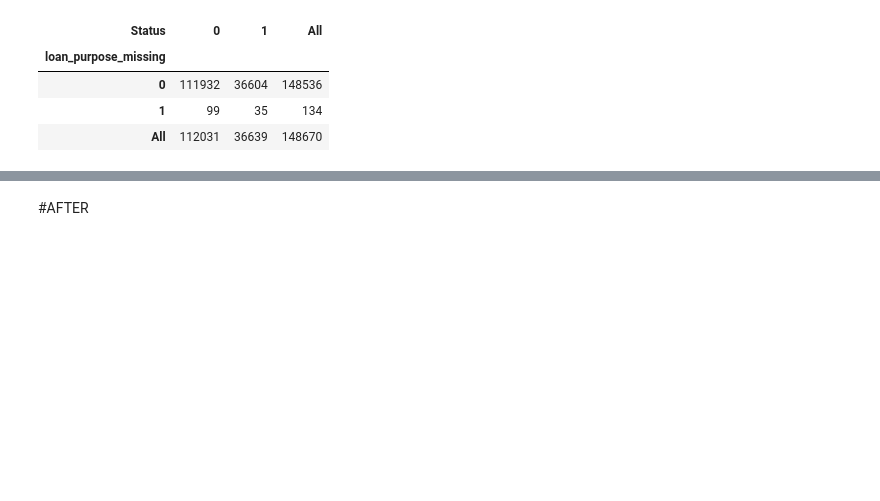
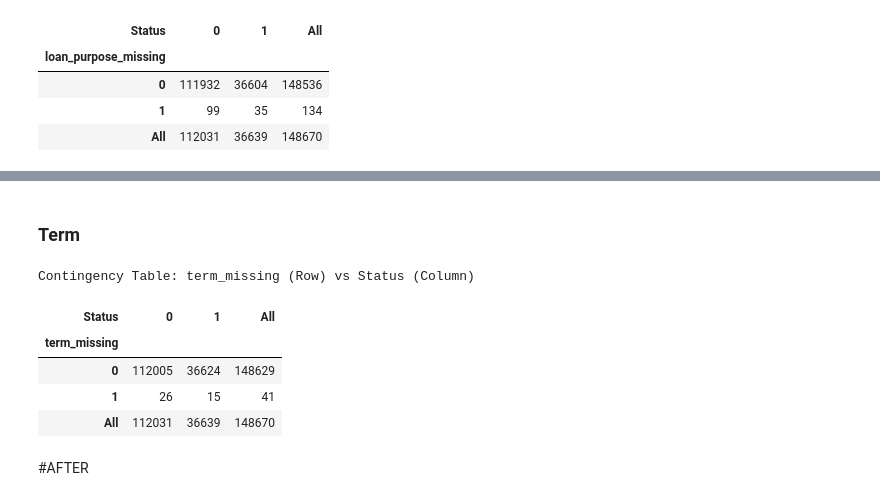
Before and after one commit to marcolari06-maker/loan-default-prediction, a Jupyter notebook: LDP_DMML.ipynb, the cells around one changed output, grey strips where cells are left out. Drawn from its saved outputs; the diff is of its cells as text; code cells hidden in the pictures; blank space fills up the shorter version.

```diff
--- a/LDP_DMML.ipynb
+++ b/LDP_DMML.ipynb
@@ -446,3 +467,21 @@ Contingency Table: loan_purpose_missing (Row) vs Status (Column)
+# %% [markdown]
+### Term
+# %%
+# Create a binary flag: 1 if missing, 0 if present
+df_github['term_missing'] = df_github['term'].isnull().astype(int)
+
+# Generate the contingency table
+leakage_table = pd.crosstab(df_github['term_missing'], df_github['Status'], margins=True)
+df_github = df_github.drop(columns=['term_missing'])
+print("Contingency Table: term_missing (Row) vs Status (Column)")
+display(leakage_table)
+# %% [output]
+Contingency Table: term_missing (Row) vs Status (Column)
+| Status | 0 | 1 | All |
+| term_missing |  |  |  |
+| 0 | 112005 | 36624 | 148629 |
+| 1 | 26 | 15 | 41 |
+| All | 112031 | 36639 | 148670 |
 # %% [markdown]
 #AFTER
 # %%
```
Also changed, not shown: parts of 7 cells of this notebook.
